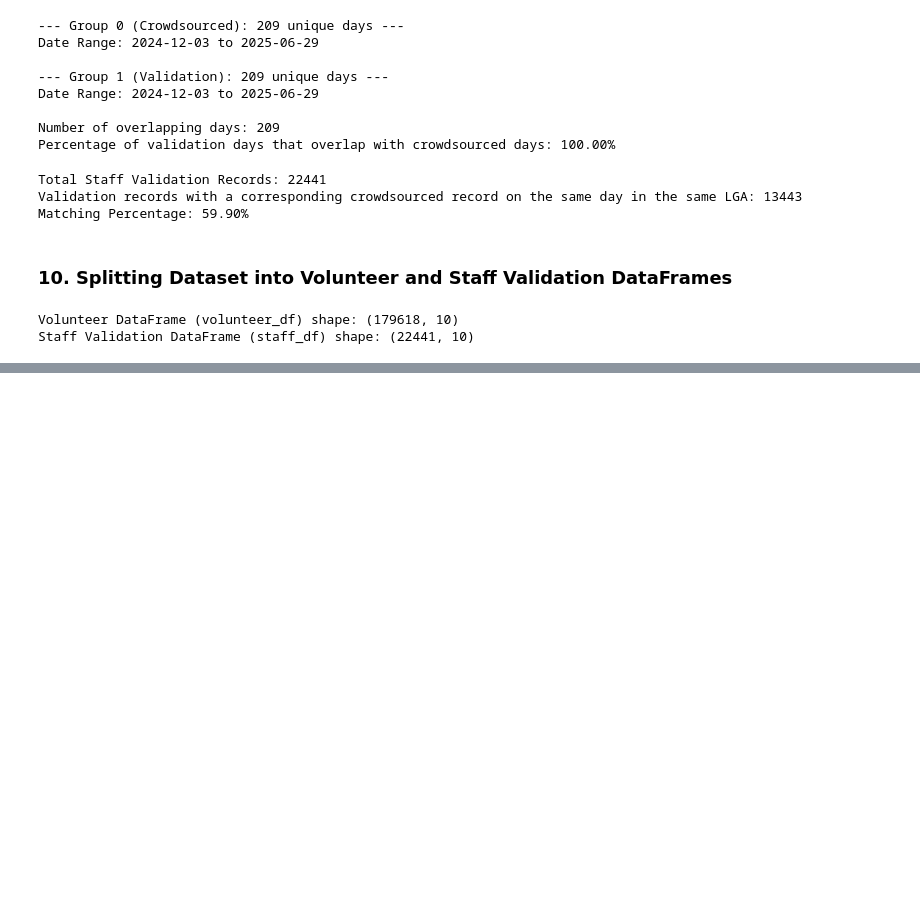
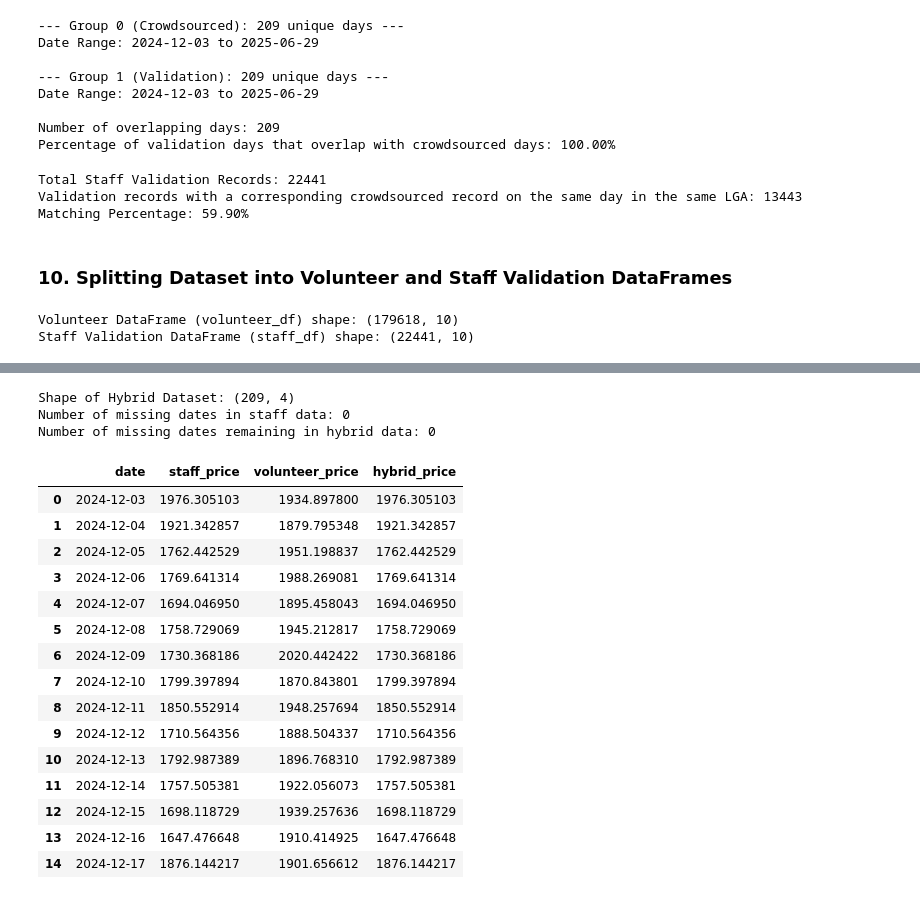
Before and after one commit to starsyntaxx/MarketIQ, a Jupyter notebook: notebooks/01_data_understanding.ipynb, the cells around one changed output, grey strips where cells are left out. Drawn from its saved outputs; the diff is of its cells as text; code cells hidden in the pictures; blank space fills up the shorter version.

```diff
--- a/notebooks/01_data_understanding.ipynb
+++ b/notebooks/01_data_understanding.ipynb
@@ -456,0 +510,50 @@ Staff Validation DataFrame Preview:
+# %%
+import pandas as pd
+import numpy as np
+
+# 1. Calculate daily average prices for both staff and volunteers
+staff_daily_mean = staff_df.groupby('date')['price'].mean().rename('staff_price')
+volunteer_daily_mean = volunteer_df.groupby('date')['price'].mean().rename('volunteer_price')
+
+# 2. Generate a complete, continuous sequence of daily dates
+full_date_range = pd.date_range(start=model_df['date'].min(), end=model_df['date'].max(), freq='D')
+
+# 3. Build the hybrid DataFrame
+hybrid_df = pd.DataFrame(index=full_date_range)
+hybrid_df.index.name = 'date'
+
+# Join our calculated daily means
+hybrid_df = hybrid_df.join(staff_daily_mean, how='left')
+hybrid_df = hybrid_df.join(volunteer_daily_mean, how='left')
+
+# 4. Fill missing staff prices with volunteer prices
+hybrid_df['hybrid_price'] = hybrid_df['staff_price'].combine_first(hybrid_df['volunteer_price'])
+
+# Reset index to make date a column
+hybrid_df = hybrid_df.reset_index()
+
+# Display the top rows and summary information
+print(f"Shape of Hybrid Dataset: {hybrid_df.shape}")
+print(f"Number of missing dates in staff data: {hybrid_df['staff_price'].isna().sum()}")
+print(f"Number of missing dates remaining in hybrid data: {hybrid_df['hybrid_price'].isna().sum()}")
+display(hybrid_df.head(15))
+# %% [output]
+Shape of Hybrid Dataset: (209, 4)
+Number of missing dates in staff data: 0
+Number of missing dates remaining in hybrid data: 0
+|  | date | staff_price | volunteer_price | hybrid_price |
+| 0 | 2024-12-03 | 1976.305103 | 1934.897800 | 1976.305103 |
+| 1 | 2024-12-04 | 1921.342857 | 1879.795348 | 1921.342857 |
+| 2 | 2024-12-05 | 1762.442529 | 1951.198837 | 1762.442529 |
+| 3 | 2024-12-06 | 1769.641314 | 1988.269081 | 1769.641314 |
+| 4 | 2024-12-07 | 1694.046950 | 1895.458043 | 1694.046950 |
+| 5 | 2024-12-08 | 1758.729069 | 1945.212817 | 1758.729069 |
+| 6 | 2024-12-09 | 1730.368186 | 2020.442422 | 1730.368186 |
+| 7 | 2024-12-10 | 1799.397894 | 1870.843801 | 1799.397894 |
+| 8 | 2024-12-11 | 1850.552914 | 1948.257694 | 1850.552914 |
+| 9 | 2024-12-12 | 1710.564356 | 1888.504337 | 1710.564356 |
+| 10 | 2024-12-13 | 1792.987389 | 1896.768310 | 1792.987389 |
+| 11 | 2024-12-14 | 1757.505381 | 1922.056073 | 1757.505381 |
+| 12 | 2024-12-15 | 1698.118729 | 1939.257636 | 1698.118729 |
+| 13 | 2024-12-16 | 1647.476648 | 1910.414925 | 1647.476648 |
+| 14 | 2024-12-17 | 1876.144217 | 1901.656612 | 1876.144217 |
```
Also changed, not shown: parts of 5 cells of this notebook.
